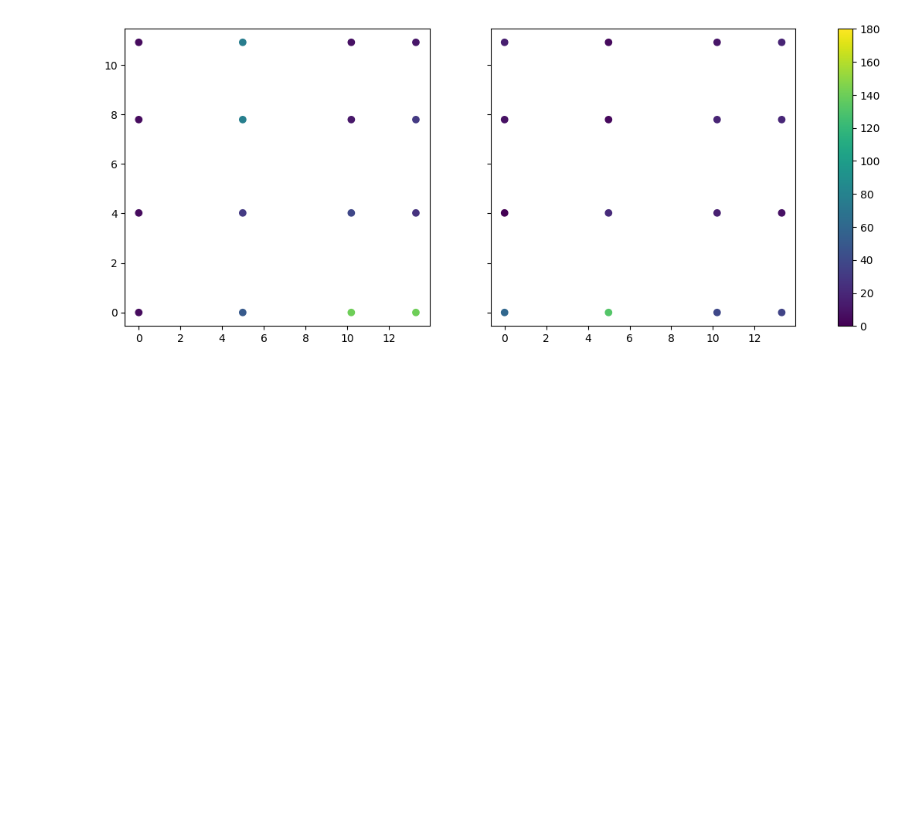
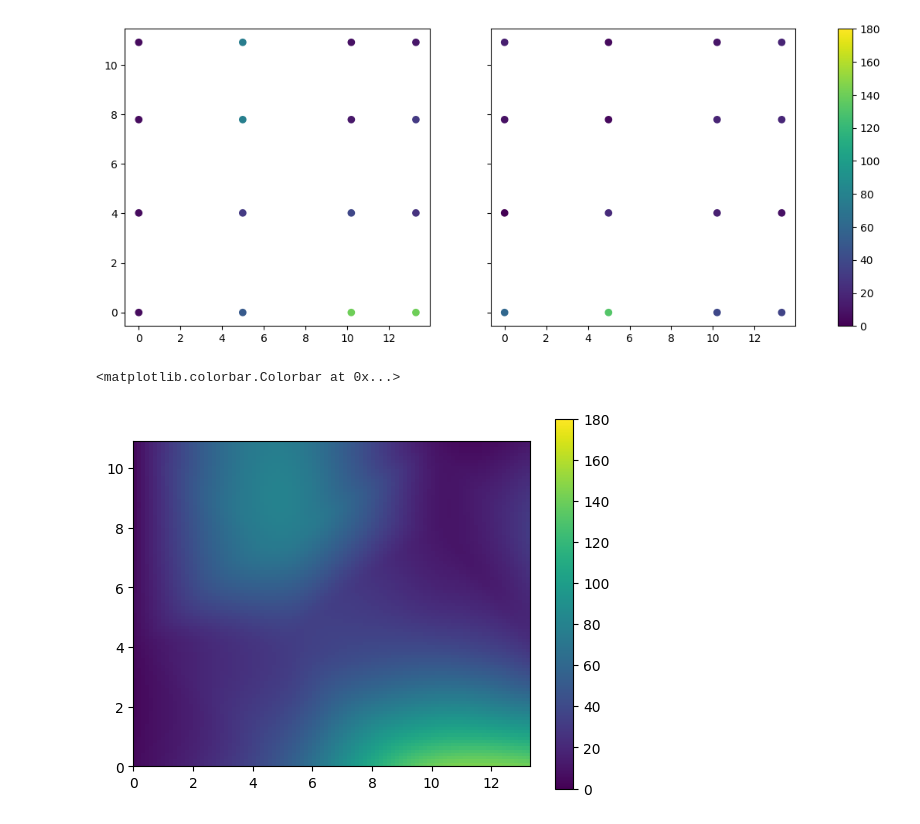
Before and after one commit to llamington/Bluetooth-Direction-Finding-Simulation, a Jupyter notebook: lab-testing.ipynb, the cells around one changed output. Cells and saved outputs as stored; diff of their text form; code cells hidden in the pictures; blank space fills up the shorter version.

```diff
--- a/lab-testing.ipynb
+++ b/lab-testing.ipynb
@@ -57,3 +61,20 @@ fig.colorbar(img, ax=axs);
 # %% [output]
 <matplotlib.colorbar.Colorbar at 0x...>
 [figure]
+# %%
+points = zeroed_target[["x", "y"]]
+
+x_max = zeroed_target['x'].max()
+y_max = zeroed_target['y'].max()
+
+grid_x, grid_y = np.mgrid[
+    0 : x_max : 100j, 0 : y_max : 100j
+]
+
+interpolated = griddata(points, zeroed_target["azimuth_delta"], (grid_x, grid_y), method="cubic")
+fig, ax = plt.subplots()
+img = ax.imshow(interpolated.T, vmin=0, vmax=180, extent=(0,x_max,0,y_max), origin="lower")
+fig.colorbar(img)
+# %% [output]
+<matplotlib.colorbar.Colorbar at 0x...>
+[figure, added]
```
Also changed, not shown: parts of 2 cells of this notebook.
